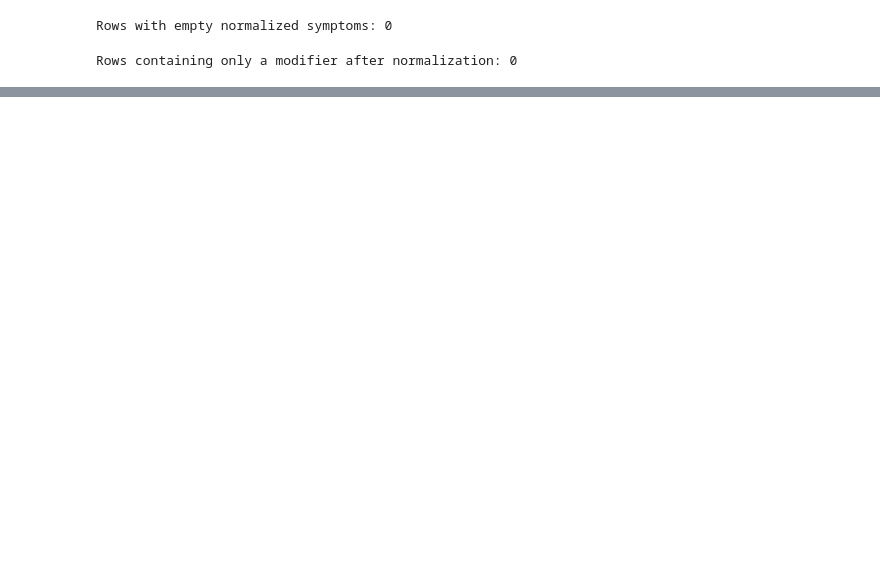
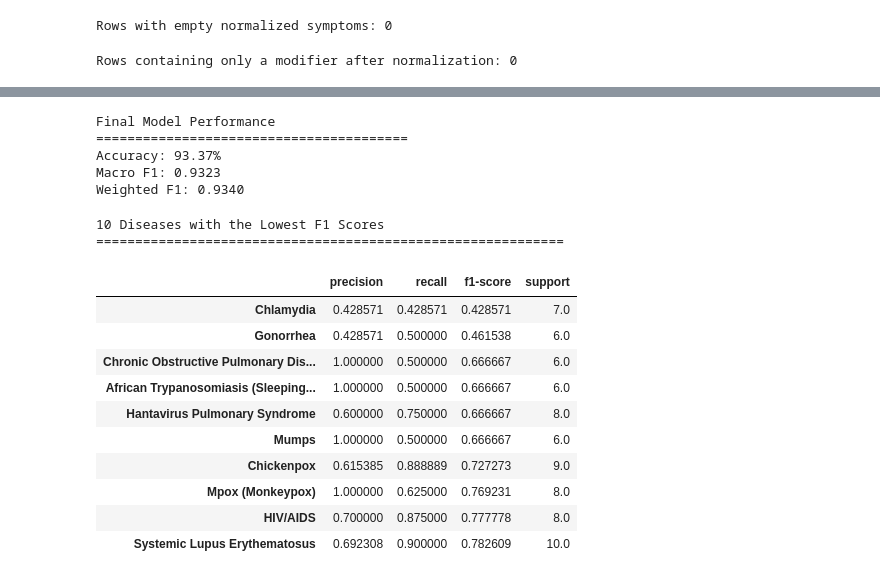
Before and after one commit to C026-01-0774-2023-NewtonOlando/new_health, a Jupyter notebook: new_health1.ipynb, the cells around one changed output, grey strips where cells are left out. Saved outputs shown, nothing was run; the diff lists cells and outputs as text; code cells hidden in the pictures; blank space fills up the shorter version.

```diff
--- a/new_health1.ipynb
+++ b/new_health1.ipynb
@@ -761,0 +1069,80 @@ Rows containing only a modifier after normalization: 0
+# %%
+from sklearn.metrics import classification_report, confusion_matrix
+import pandas as pd
+
+# Train the final tuned model
+final_model = LogisticRegression(
+    C=2.0,
+    max_iter=3000,
+    random_state=42
+)
+
+final_model.fit(X_sym_train, y_sym_train)
+
+# Predictions
+final_pred = final_model.predict(X_sym_test)
+
+# Classification report
+final_report = classification_report(
+    y_sym_test,
+    final_pred,
+    output_dict=True,
+    zero_division=0
+)
+
+print("Final Model Performance")
+print("=" * 40)
+print(f"Accuracy: {final_report['accuracy'] * 100:.2f}%")
+print(f"Macro F1: {final_report['macro avg']['f1-score']:.4f}")
+print(f"Weighted F1: {final_report['weighted avg']['f1-score']:.4f}")
+# %% [output]
+Final Model Performance
+========================================
+Accuracy: 93.37%
+Macro F1: 0.9323
+Weighted F1: 0.9340
+# %%
+# Create a classification report for the final model
+
+report_df = pd.DataFrame(
+    classification_report(
+        y_sym_test,
+        final_pred,
+        output_dict=True,
+        zero_division=0
+    )
+).T
+
+# Keep only actual disease classes
+disease_report = report_df[
+    ~report_df.index.isin(["accuracy", "macro avg", "weighted avg"])
+].copy()
+
+# Sort by F1 score from lowest to highest
+worst_diseases = disease_report.sort_values(
+    by="f1-score",
+    ascending=True
+)
+
+print("10 Diseases with the Lowest F1 Scores")
+print("=" * 60)
+
+display(
+    worst_diseases[
+        ["precision", "recall", "f1-score", "support"]
+    ].head(10)
+)
+# %% [output]
+10 Diseases with the Lowest F1 Scores
+============================================================
+|  | precision | recall | f1-score | support |
+| Chlamydia | 0.428571 | 0.428571 | 0.428571 | 7.0 |
+| Gonorrhea | 0.428571 | 0.500000 | 0.461538 | 6.0 |
+| Chronic Obstructive Pulmonary Dis... | 1.000000 | 0.500000 | 0.666667 | 6.0 |
+| African Trypanosomiasis (Sleeping... | 1.000000 | 0.500000 | 0.666667 | 6.0 |
+| Hantavirus Pulmonary Syndrome | 0.600000 | 0.750000 | 0.666667 | 8.0 |
+| Mumps | 1.000000 | 0.500000 | 0.666667 | 6.0 |
+| Chickenpox | 0.615385 | 0.888889 | 0.727273 | 9.0 |
+| Mpox (Monkeypox) | 1.000000 | 0.625000 | 0.769231 | 8.0 |
+| HIV/AIDS | 0.700000 | 0.875000 | 0.777778 | 8.0 |
+| Systemic Lupus Erythematosus | 0.692308 | 0.900000 | 0.782609 | 10.0 |
```
Also changed, not shown: parts of 18 cells of this notebook.
